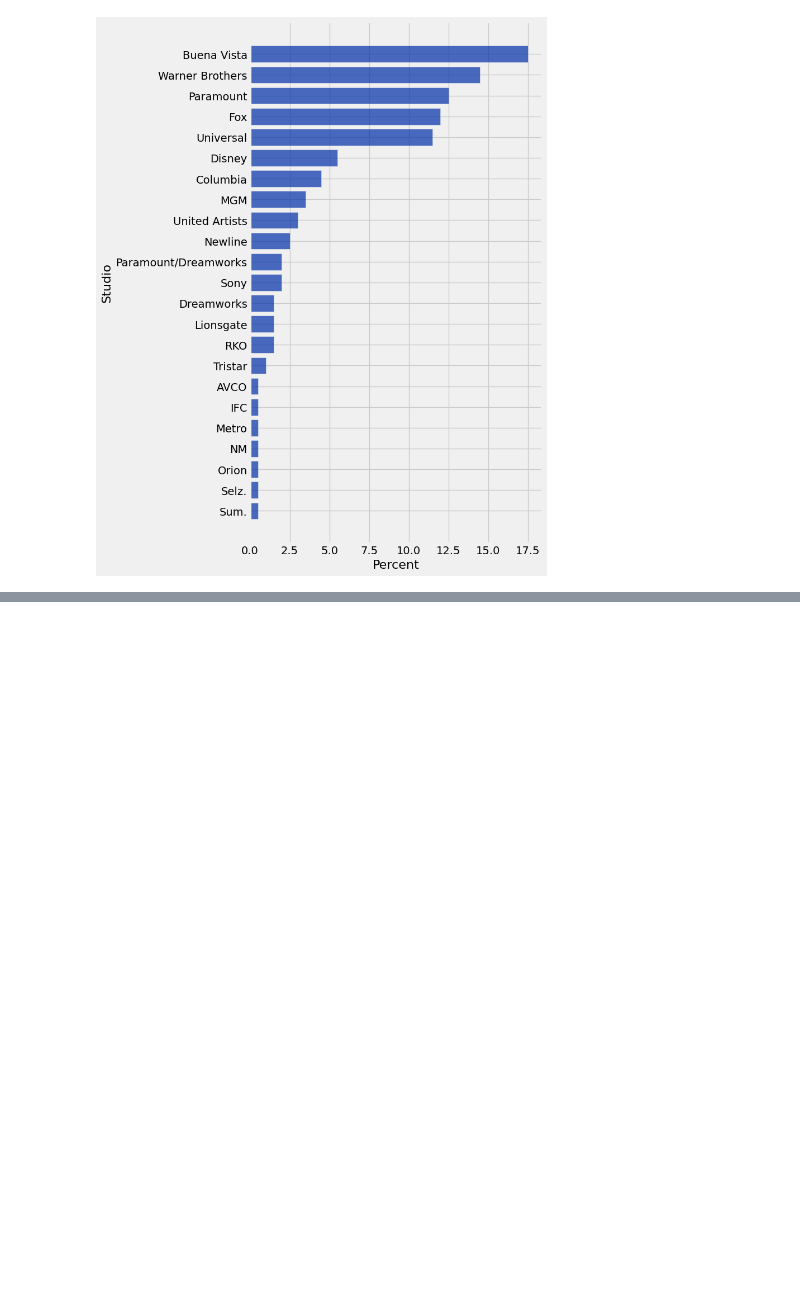
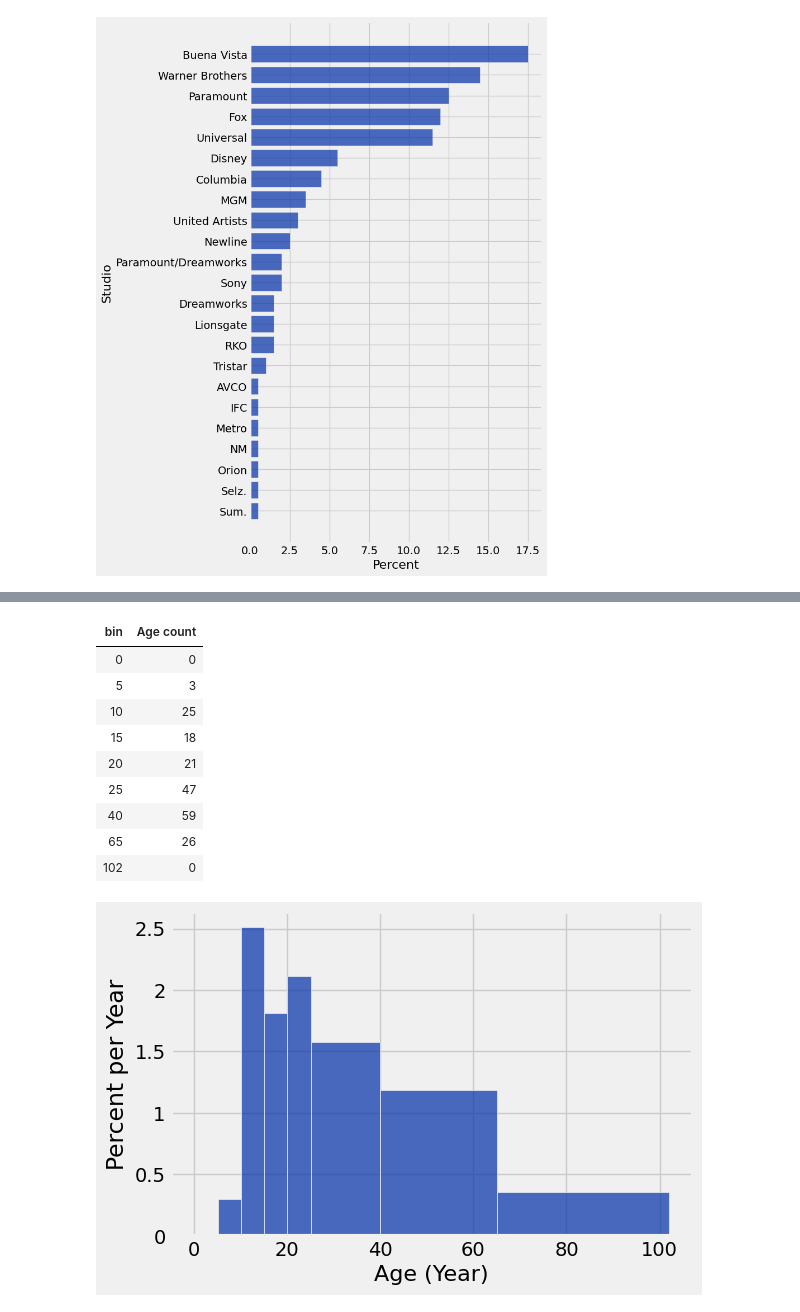
Before and after one commit to lochnes-007/Data8, a Jupyter notebook: 08-Histograms.ipynb, the cells around one changed output, grey strips where cells are left out. Cells and saved outputs as stored; diff of their text form; code cells hidden in the pictures; blank space fills up the shorter version.

```diff
--- a/08-Histograms.ipynb
+++ b/08-Histograms.ipynb
@@ -56,0 +77,3 @@ studio_counts.with_column("Percent", studio_counts.column("count") / sum(studio_
+# %%
+binned_data = top_movies.bin("Age", bins = my_bins)
+binned_data
@@ -56,0 +99,15 @@ studio_counts.with_column("Percent", studio_counts.column("count") / sum(studio_
+# %%
+top_movies.hist("Age", bins=my_bins, unit="Year")
+binned_data
+# %% [output]
+| bin | Age count |
+| 0 | 0 |
+| 5 | 3 |
+| 10 | 25 |
+| 15 | 18 |
+| 20 | 21 |
+| 25 | 47 |
+| 40 | 59 |
+| 65 | 26 |
+| 102 | 0 |
+[figure, added]
```
Also changed, not shown: parts of 5 cells of this notebook.
